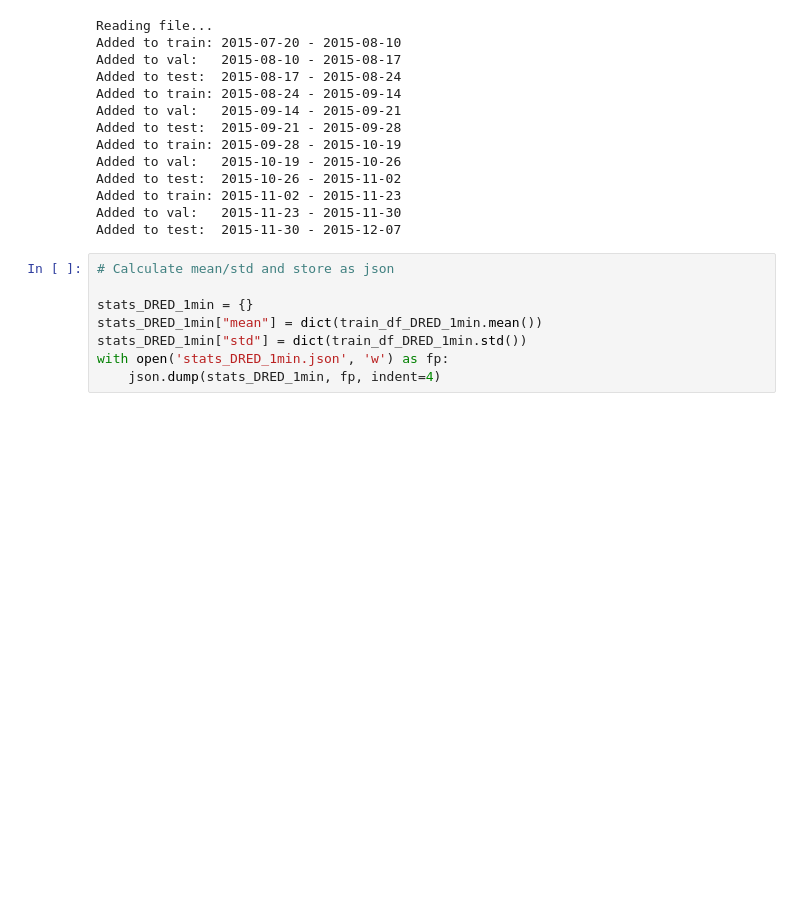
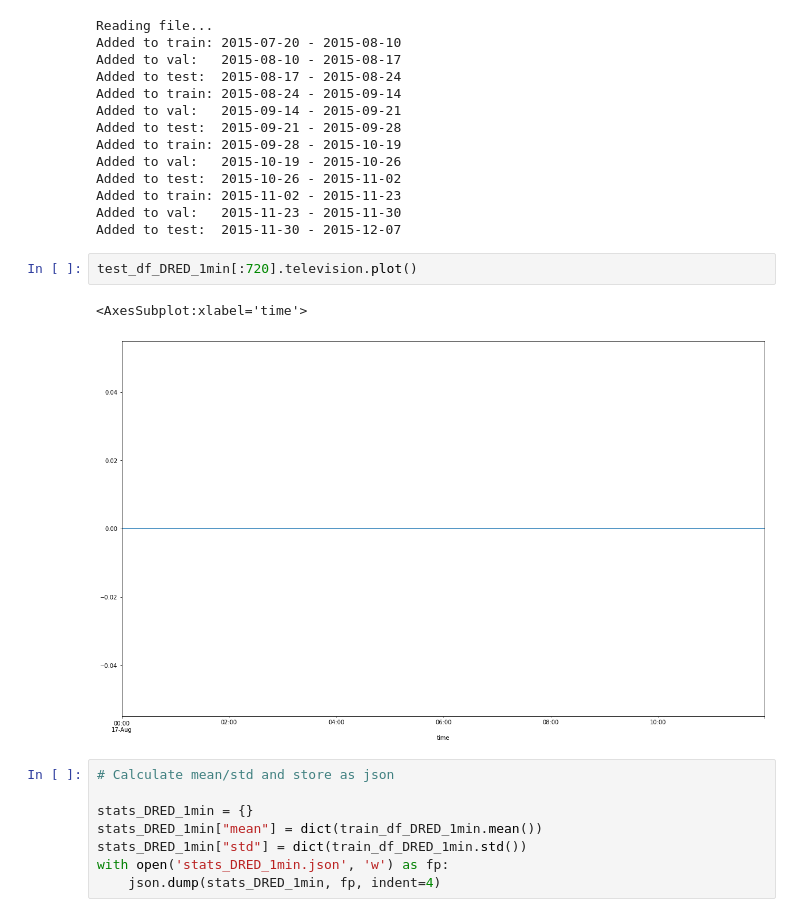
Before and after one commit to JoseDosSantos/NILMBenchmark, a Jupyter notebook: Preprocessing.ipynb, the cells around one changed output. Cells and saved outputs as stored; diff of their text form; blank space fills up the shorter version.

```diff
--- a/Preprocessing.ipynb
+++ b/Preprocessing.ipynb
@@ -1049,6 +1049,11 @@ Added to test:  2015-10-26 - 2015-11-02
 Added to train: 2015-11-02 - 2015-11-23
 Added to val:   2015-11-23 - 2015-11-30
 Added to test:  2015-11-30 - 2015-12-07
+# %%
+test_df_DRED_1min[:720].television.plot()
+# %% [output]
+<AxesSubplot:xlabel='time'>
+[figure, added]
 # %%
 # Calculate mean/std and store as json
 
```
Also changed, not shown: parts of 4 cells of this notebook, 23 other files.
